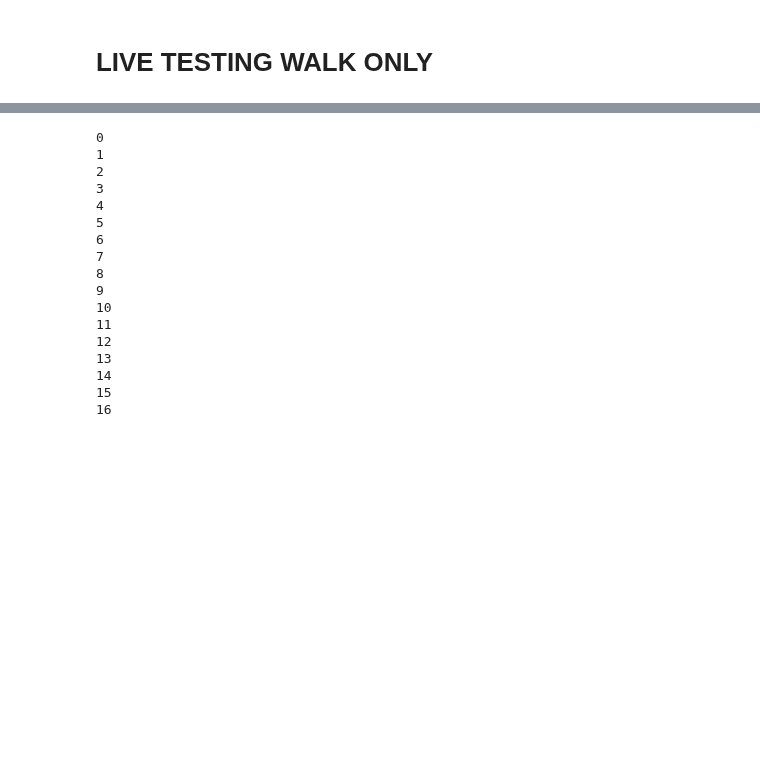
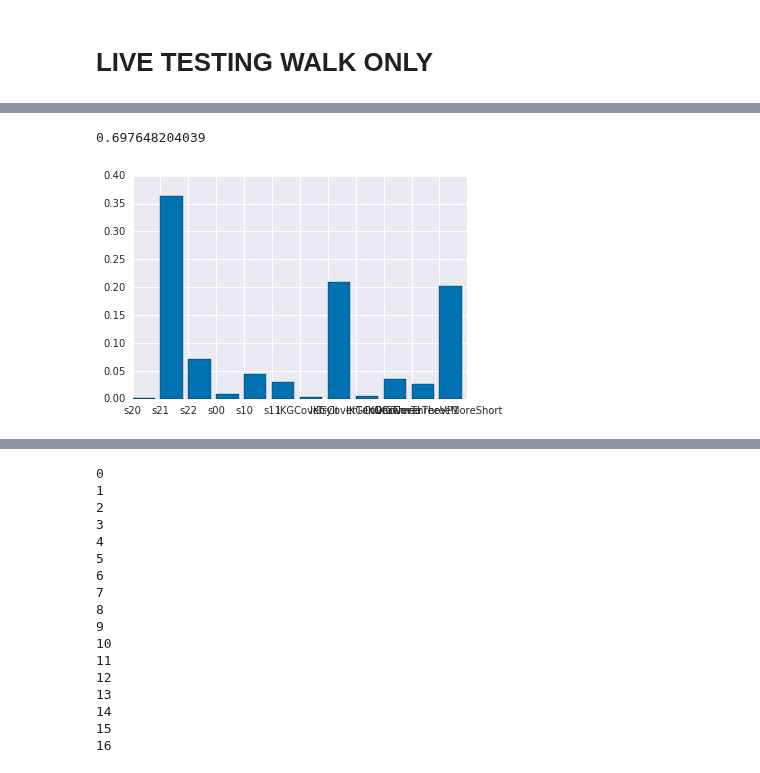
Before and after one commit to yumichael/two-sigma-financial-news, a Jupyter notebook: search/run-Solo.ipynb, the cells around one changed output, grey strips where cells are left out. Cells and saved outputs as stored; diff of their text form; code cells hidden in the pictures; blank space fills up the shorter version.

```diff
--- a/search/run-Solo.ipynb
+++ b/search/run-Solo.ipynb
@@ -346,10 +356,0 @@ LSM.q_[23]
-# %%
-scores = (
-    0.56187704185910281, 0.60541438856833374, # 2010
-    0.80994913683625069, 0.38030509710331539, # 2011
-    0.96021686613321822, 0.649824755279649,   # 2012
-    0.89869194602500413, 0.87380860760119505, # 2013
-    0.5803297132568469, 0.61828433859138787,  # 2014
-    0.46661528897882182,                      # 2015
-
-    1.0035224758911603)
@@ -355,0 +359,23 @@ scores = (
+# %%
+qs = []
+qs += 's20 s21 s22 s00 s10 s11'.split()
+qs += 'IKGCover TryIt IKGCoverTenDraw IKGCoverThree IKGCoverThreeVP1 IKGCoverThreeMoreShort'.split()
+# %%
+ans = []
+for name, q in zip(qs, q_):
+    f, _ = getattr(bigF, queryFunc)(q)
+    fi = ms.mm.F.i(Feats=f)
+    pm = ms.mm.iPM(fi, 0)
+    guy = pm.get('Answers', i=0)
+    res = pd.concat([guy[i][0] for i in range(len(guy)-1)]+guy[-1][1:], axis=0)
+    ans.append(res)
+# %%
+p = P.copy() #[P.quarter>=2010]
+d = None
+for name, res in zip(qs, ans):
+    p['guess'] = res.guess
+    p['trade'] = p.guess*p.upDown*p.absVal
+    if d is None:
+        d = p.groupby('time')[['trade']].sum().rename(columns={'trade':name})
+    else:
+        d[name] = p.groupby('time').trade.sum()
@@ -355,0 +434,7 @@ scores = (
+# %%
+k = 0
+print(scores[ibest[k]])
+plt.bar(np.arange(d.shape[1]), tick_label=d.columns, height=cc[ibest[k]]);
+# %% [output]
+0.697648204039
+[figure, added]
```
Also changed, not shown: parts of 33 cells of this notebook, 1 other file.
